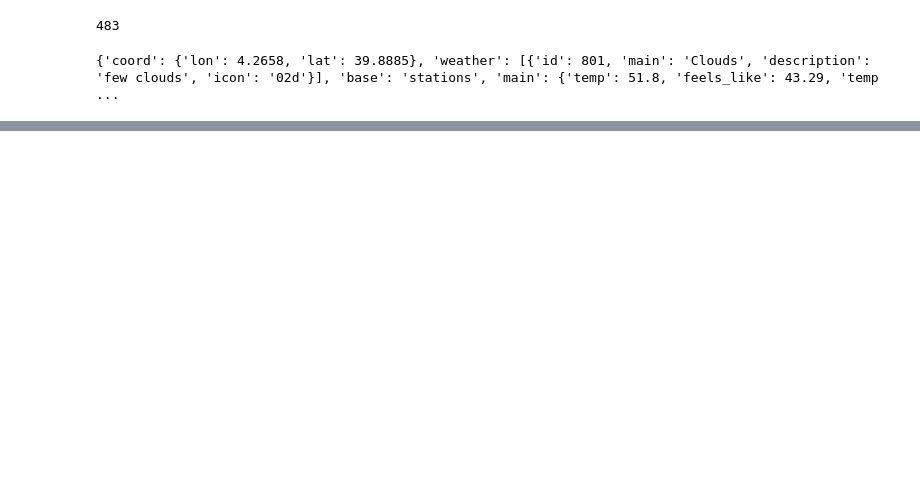
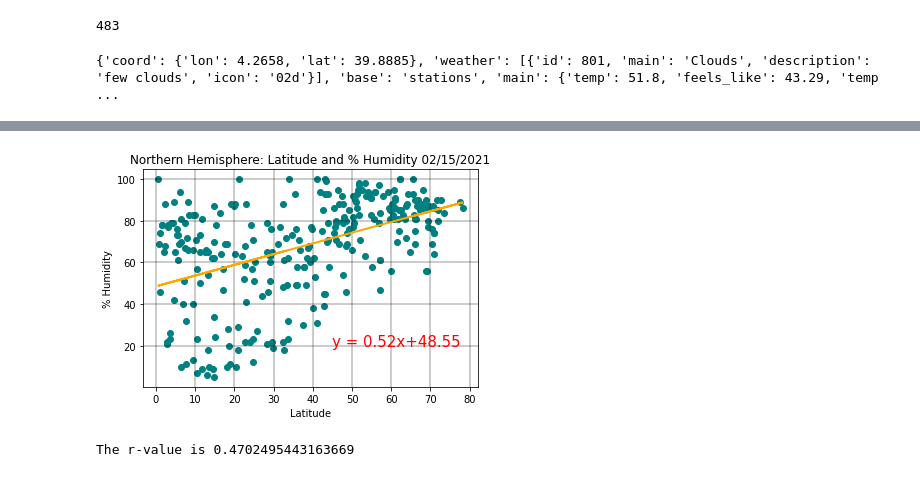
Before and after one commit to drossi1990/06-python-api-challenge, a Jupyter notebook: WeatherPy.ipynb, the cells around one changed output, grey strips where cells are left out. Drawn from its saved outputs; the diff is of its cells as text; code cells hidden in the pictures; blank space fills up the shorter version.

```diff
--- a/WeatherPy.ipynb
+++ b/WeatherPy.ipynb
@@ -208,0 +279,21 @@ plt.show()
+# %%
+#Northern Hemisphere - Humidity vs. Latitude
+#cleaning data to create line
+Y_axis_values = North_df['Humidity'].astype(str).astype(float)
+X_axis_values = North_df['Latitude'].astype(str).astype(float)
+plt.scatter(X_axis_values, Y_axis_values, marker = 'o', color = 'teal')
+(m, b) = np.polyfit(X_axis_values, Y_axis_values, 1)
+plt.plot(X_axis_values, m*X_axis_values + b, "orange", linewidth=2)
+plt.grid(color='black', linestyle='-', linewidth=.4)
+plt.xlabel("Latitude")
+plt.ylabel('% Humidity')
+m = (round(m, 2))
+b = (round(b, 2))
+plt.text(45, 20, f"y = {m}x+{b}", color = 'red', fontsize = 15)
+plt.title(f'Northern Hemisphere: Latitude and % Humidity {Time}')
+plt.show()
+slope, intercept, r_value, p_value, std_err  = stats.linregress(X_axis_values ,Y_axis_values)
+print(f"The r-value is {r_value}")
+# %% [output]
+[figure, added]
+The r-value is 0.4702495443163669
```
Also changed, not shown: parts of 21 cells of this notebook, 2 other files.
